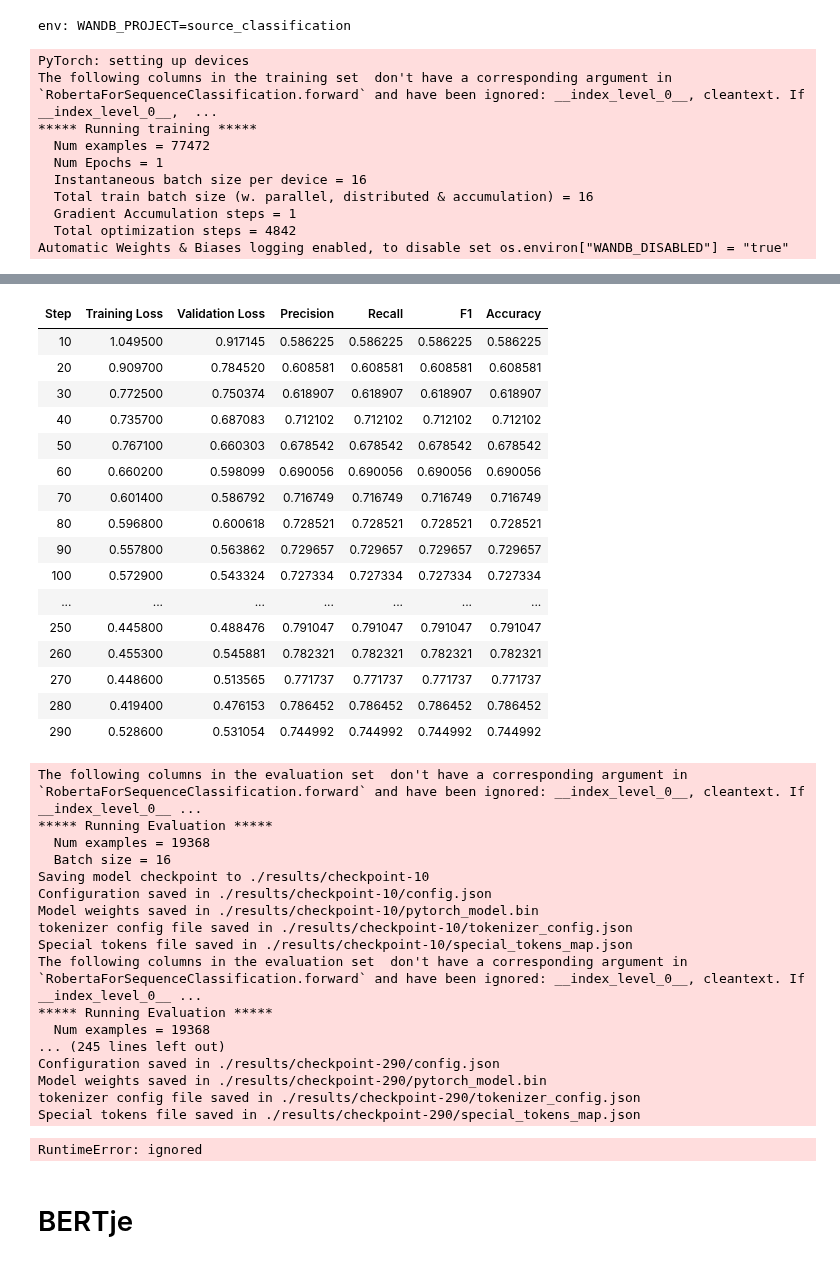
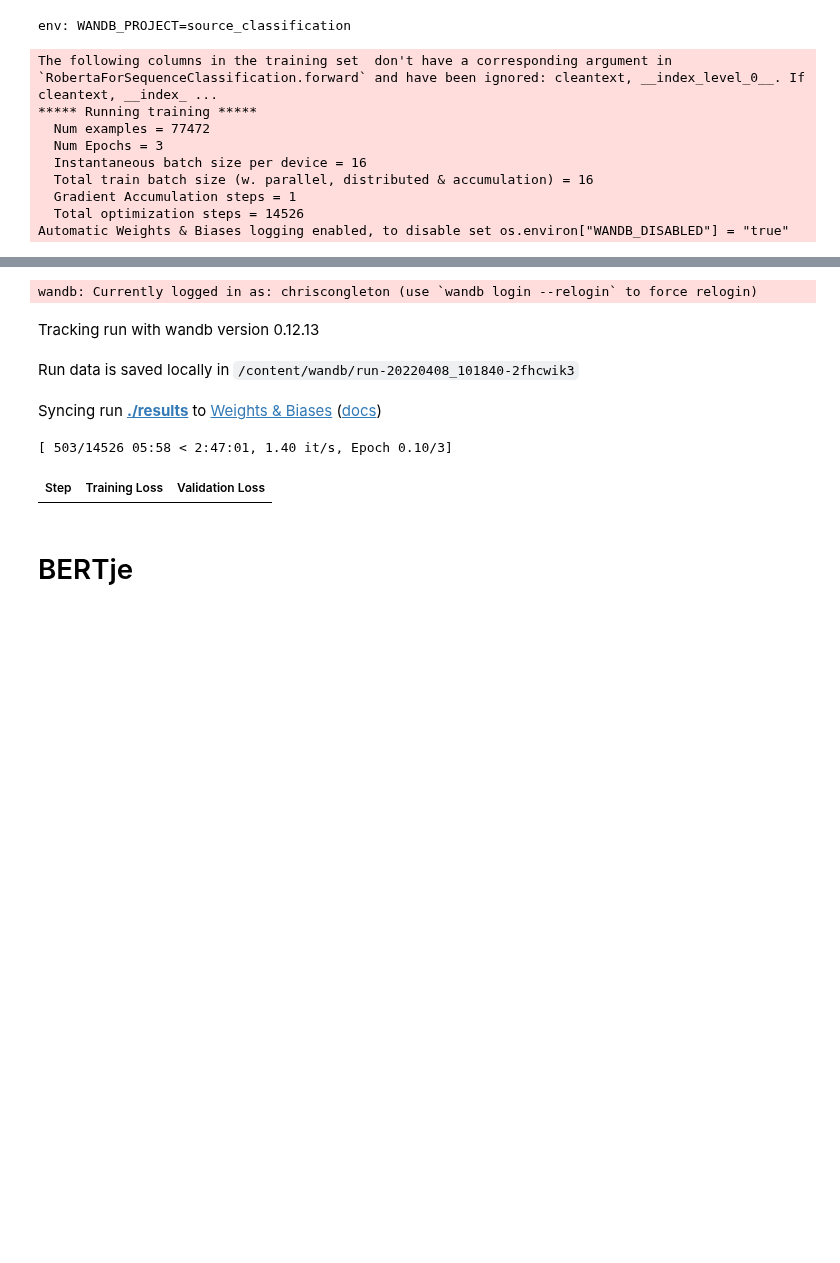
Before and after one commit to Chris-Congleton/MSc-Thesis, a Jupyter notebook: Analysis/2021_SourceClassification.ipynb, the cells around one changed output, grey strips where cells are left out. Saved outputs shown, nothing was run; the diff lists cells and outputs as text; code cells hidden in the pictures; blank space fills up the shorter version.

```diff
--- a/Analysis/2021_SourceClassification.ipynb
+++ b/Analysis/2021_SourceClassification.ipynb
@@ -239,8 +175,8 @@ df_bert.head()
 def preprocess_function(examples):
     return tokenizer(examples['cleantext'], truncation=True, padding=True, max_length=128)
 # %%
-Xy_dd = datasets.Dataset.from_pandas(df_bert)
+bert_dataset = datasets.Dataset.from_pandas(df_bert)
 # %%
-Xy_dd = Xy_dd.train_test_split(test_size=0.2)
+bert_dataset = bert_dataset.train_test_split(test_size=0.2)
 # %%
-tokenized = Xy_dd.map(preprocess_function, batched=True)
+tokenized = bert_dataset.map(preprocess_function, batched=True)
@@ -328,9 +241,9 @@ def compute_metrics(eval_pred):
 
     logits, labels = eval_pred
     predictions = np.argmax(logits, axis=-1)
-    precision = metric1.compute(predictions=predictions, references=labels, average="micro")["precision"]
-    recall = metric2.compute(predictions=predictions, references=labels, average="micro")["recall"]
-    f1 = metric3.compute(predictions=predictions, references=labels, average="micro")["f1"]
+    precision = metric1.compute(predictions=predictions, references=labels, average="macro")["precision"]
+    recall = metric2.compute(predictions=predictions, references=labels, average="macro")["recall"]
+    f1 = metric3.compute(predictions=predictions, references=labels, average="macro")["f1"]
     accuracy = metric4.compute(predictions=predictions, references=labels)["accuracy"]
 
     return {"precision": precision, "recall": recall, "f1":f1, "accuracy":accuracy}
@@ -345,17 +258,17 @@ training_args = TrainingArguments(
 
     per_device_eval_batch_size=16,
 
-    num_train_epochs=1,
+    num_train_epochs=3,
 
     weight_decay=0.01,
 
     report_to="wandb",
 
-    evaluation_strategy = 'steps',
+    evaluation_strategy = "steps",
 
     logging_steps = 100,                    # we will log every 100 steps
-    eval_steps = 1000,                      # we will perform evaluation every 500 steps
-    save_steps = 1000,
+    eval_steps = 1000,                      # we will perform evaluation every 1000 steps
+    save_steps = 5000,
     load_best_model_at_end = True,
 
 )
@@ -380,13 +293,12 @@ trainer = Trainer(
 
 trainer.train()
 # %% [output]
-PyTorch: setting up devices
-The following columns in the training set  don't have a corresponding argument in `RobertaForSequenceClassification.forward` and have been ignored: __index_level_0__, cleantext. If __index_level_0__,  ...
+The following columns in the training set  don't have a corresponding argument in `RobertaForSequenceClassification.forward` and have been ignored: cleantext, __index_level_0__. If cleantext, __index_ ...
 ***** Running training *****
   Num examples = 77472
-  Num Epochs = 1
+  Num Epochs = 3
   Instantaneous batch size per device = 16
   Total train batch size (w. parallel, distributed & accumulation) = 16
   Gradient Accumulation steps = 1
-  Total optimization steps = 4842
+  Total optimization steps = 14526
 Automatic Weights & Biases logging enabled, to disable set os.environ["WANDB_DISABLED"] = "true"
@@ -394,38 +306,9 @@ Automatic Weights & Biases logging enabled, to disable set os.environ["WANDB_DIS
+wandb: Currently logged in as: chriscongleton (use `wandb login --relogin` to force relogin)
+Tracking run with wandb version 0.12.13
+Run data is saved locally in /content/wandb/run-20220408_101840-2fhcwik3
+Syncing run ./results to Weights & Biases (docs)
+[ 503/14526 05:58 < 2:47:01, 1.40 it/s, Epoch 0.10/3]
-| Step | Training Loss | Validation Loss | Precision | Recall | F1 | Accuracy |
-| 10 | 1.049500 | 0.917145 | 0.586225 | 0.586225 | 0.586225 | 0.586225 |
-| 20 | 0.909700 | 0.784520 | 0.608581 | 0.608581 | 0.608581 | 0.608581 |
-| 30 | 0.772500 | 0.750374 | 0.618907 | 0.618907 | 0.618907 | 0.618907 |
-| 40 | 0.735700 | 0.687083 | 0.712102 | 0.712102 | 0.712102 | 0.712102 |
-| 50 | 0.767100 | 0.660303 | 0.678542 | 0.678542 | 0.678542 | 0.678542 |
-| 60 | 0.660200 | 0.598099 | 0.690056 | 0.690056 | 0.690056 | 0.690056 |
-| 70 | 0.601400 | 0.586792 | 0.716749 | 0.716749 | 0.716749 | 0.716749 |
-| 80 | 0.596800 | 0.600618 | 0.728521 | 0.728521 | 0.728521 | 0.728521 |
-| 90 | 0.557800 | 0.563862 | 0.729657 | 0.729657 | 0.729657 | 0.729657 |
-| 100 | 0.572900 | 0.543324 | 0.727334 | 0.727334 | 0.727334 | 0.727334 |
-| ... | ... | ... | ... | ... | ... | ... |
-| 250 | 0.445800 | 0.488476 | 0.791047 | 0.791047 | 0.791047 | 0.791047 |
-| 260 | 0.455300 | 0.545881 | 0.782321 | 0.782321 | 0.782321 | 0.782321 |
-| 270 | 0.448600 | 0.513565 | 0.771737 | 0.771737 | 0.771737 | 0.771737 |
-| 280 | 0.419400 | 0.476153 | 0.786452 | 0.786452 | 0.786452 | 0.786452 |
-| 290 | 0.528600 | 0.531054 | 0.744992 | 0.744992 | 0.744992 | 0.744992 |
+| Step | Training Loss | Validation Loss |
-The following columns in the evaluation set  don't have a corresponding argument in `RobertaForSequenceClassification.forward` and have been ignored: __index_level_0__, cleantext. If __index_level_0__ ...
-***** Running Evaluation *****
-  Num examples = 19368
-  Batch size = 16
-Saving model checkpoint to ./results/checkpoint-10
-Configuration saved in ./results/checkpoint-10/config.json
-Model weights saved in ./results/checkpoint-10/pytorch_model.bin
-tokenizer config file saved in ./results/checkpoint-10/tokenizer_config.json
-Special tokens file saved in ./results/checkpoint-10/special_tokens_map.json
-The following columns in the evaluation set  don't have a corresponding argument in `RobertaForSequenceClassification.forward` and have been ignored: __index_level_0__, cleantext. If __index_level_0__ ...
-***** Running Evaluation *****
-  Num examples = 19368
-... (245 lines left out)
-Configuration saved in ./results/checkpoint-290/config.json
-Model weights saved in ./results/checkpoint-290/pytorch_model.bin
-tokenizer config file saved in ./results/checkpoint-290/tokenizer_config.json
-Special tokens file saved in ./results/checkpoint-290/special_tokens_map.json
-RuntimeError: ignored
 # %%
 wandb.finish()
 # %% [markdown]
```
Also changed, not shown: parts of 21 cells of this notebook.
